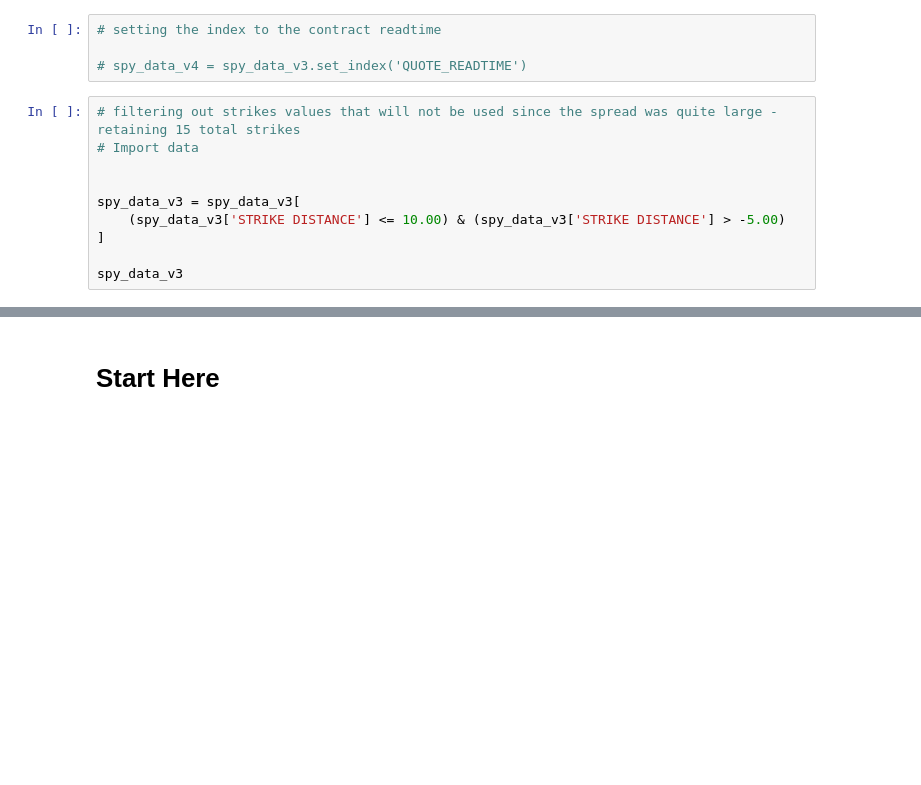
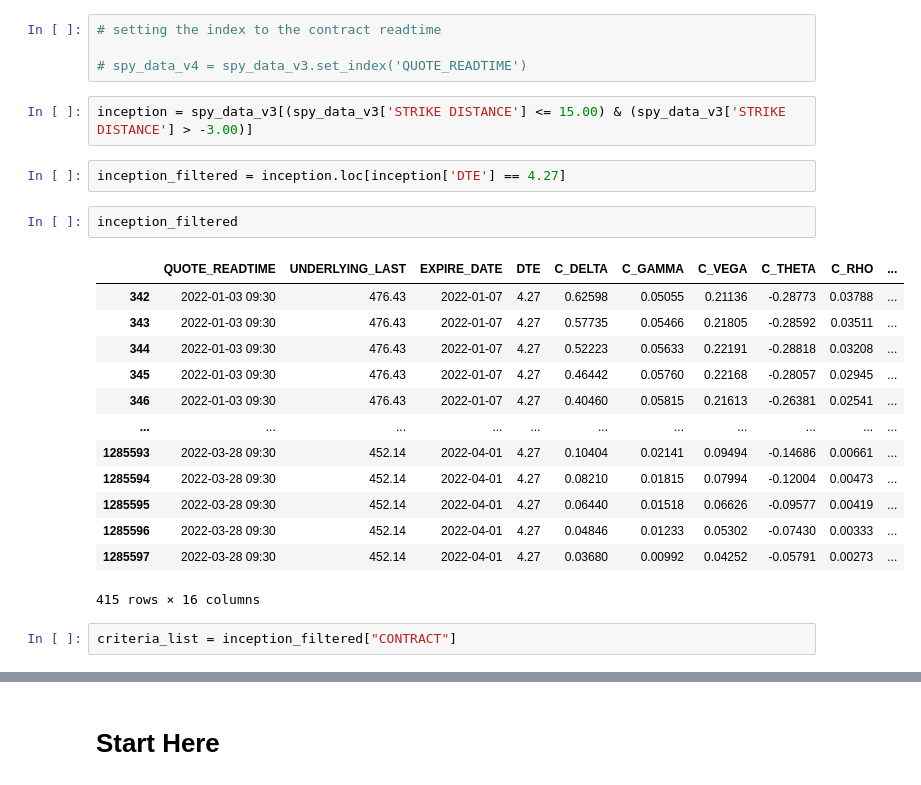
Before and after one commit to aarch23/OptYx, a Jupyter notebook: SpyRawDataV2.ipynb, the cells around one changed output, grey strips where cells are left out. Drawn from its saved outputs; the diff is of its cells as text; blank space fills up the shorter version.

```diff
--- a/SpyRawDataV2.ipynb
+++ b/SpyRawDataV2.ipynb
@@ -69,13 +218,25 @@ spy_data_v3.head()
 # setting the index to the contract readtime
 
 # spy_data_v4 = spy_data_v3.set_index('QUOTE_READTIME')
-# %%
-# filtering out strikes values that will not be used since the spread was quite large - retaining 15 total strikes
-# Import data
-
-
-spy_data_v3 = spy_data_v3[
-    (spy_data_v3['STRIKE DISTANCE'] <= 10.00) & (spy_data_v3['STRIKE DISTANCE'] > -5.00)
-]
-
-spy_data_v3
+# %%
+inception = spy_data_v3[(spy_data_v3['STRIKE DISTANCE'] <= 15.00) & (spy_data_v3['STRIKE DISTANCE'] > -3.00)]
+# %%
+inception_filtered = inception.loc[inception['DTE'] == 4.27]
+# %%
+inception_filtered
+# %% [output]
+|  | QUOTE_READTIME | UNDERLYING_LAST | EXPIRE_DATE | DTE | C_DELTA | C_GAMMA | C_VEGA | C_THETA | C_RHO | ... |
+| 342 | 2022-01-03 09:30 | 476.43 | 2022-01-07 | 4.27 | 0.62598 | 0.05055 | 0.21136 | -0.28773 | 0.03788 | ... |
+| 343 | 2022-01-03 09:30 | 476.43 | 2022-01-07 | 4.27 | 0.57735 | 0.05466 | 0.21805 | -0.28592 | 0.03511 | ... |
+| 344 | 2022-01-03 09:30 | 476.43 | 2022-01-07 | 4.27 | 0.52223 | 0.05633 | 0.22191 | -0.28818 | 0.03208 | ... |
+| 345 | 2022-01-03 09:30 | 476.43 | 2022-01-07 | 4.27 | 0.46442 | 0.05760 | 0.22168 | -0.28057 | 0.02945 | ... |
+| 346 | 2022-01-03 09:30 | 476.43 | 2022-01-07 | 4.27 | 0.40460 | 0.05815 | 0.21613 | -0.26381 | 0.02541 | ... |
+| ... | ... | ... | ... | ... | ... | ... | ... | ... | ... | ... |
+| 1285593 | 2022-03-28 09:30 | 452.14 | 2022-04-01 | 4.27 | 0.10404 | 0.02141 | 0.09494 | -0.14686 | 0.00661 | ... |
+| 1285594 | 2022-03-28 09:30 | 452.14 | 2022-04-01 | 4.27 | 0.08210 | 0.01815 | 0.07994 | -0.12004 | 0.00473 | ... |
+| 1285595 | 2022-03-28 09:30 | 452.14 | 2022-04-01 | 4.27 | 0.06440 | 0.01518 | 0.06626 | -0.09577 | 0.00419 | ... |
+| 1285596 | 2022-03-28 09:30 | 452.14 | 2022-04-01 | 4.27 | 0.04846 | 0.01233 | 0.05302 | -0.07430 | 0.00333 | ... |
+| 1285597 | 2022-03-28 09:30 | 452.14 | 2022-04-01 | 4.27 | 0.03680 | 0.00992 | 0.04252 | -0.05791 | 0.00273 | ... |
+415 rows × 16 columns
+# %%
+criteria_list = inception_filtered["CONTRACT"]
```
Also changed, not shown: parts of 24 cells of this notebook, 1 other file.
